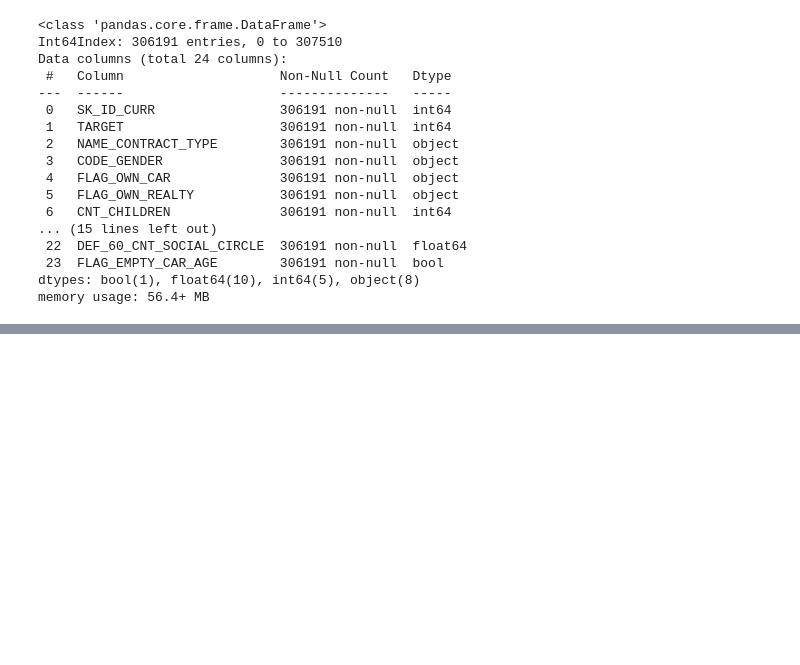
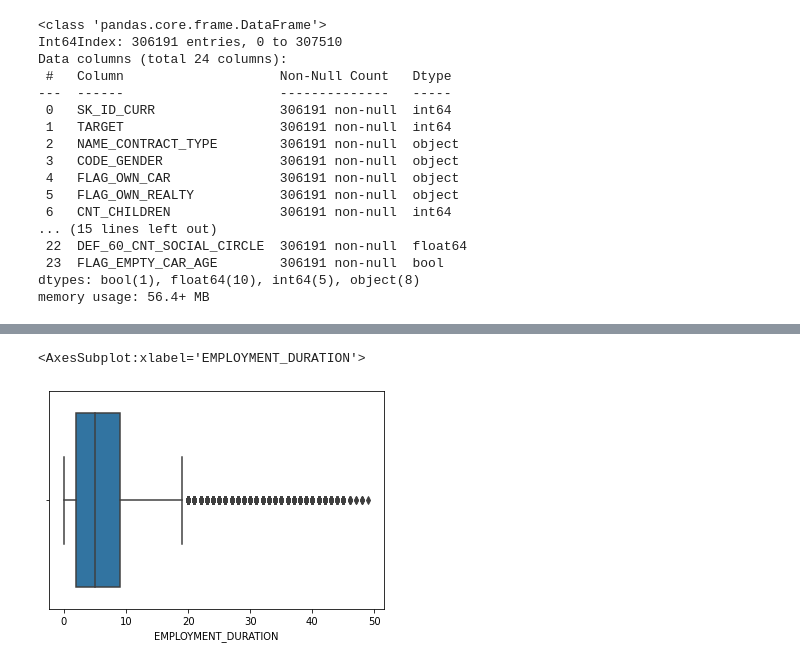
Before and after one commit to sebastienbourgeois/oc-p7-implementer-modele-scoring, a Jupyter notebook: code/modelisation.ipynb, the cells around one changed output, grey strips where cells are left out. Saved outputs shown, nothing was run; the diff lists cells and outputs as text; code cells hidden in the pictures; blank space fills up the shorter version.

```diff
--- a/code/modelisation.ipynb
+++ b/code/modelisation.ipynb
@@ -1062,0 +1099,7 @@ Il n'y a pas de valeur manquante dans l'âge malgré ce qu'affiche le graphique.
+# %%
+import seaborn as sns
+
+sns.boxplot(x=credits[credits['EMPLOYMENT_DURATION'] != -1001].loc[:, 'EMPLOYMENT_DURATION'])
+# %% [output]
+<AxesSubplot:xlabel='EMPLOYMENT_DURATION'>
+[figure, added]
```
Also changed, not shown: parts of 62 cells of this notebook.
